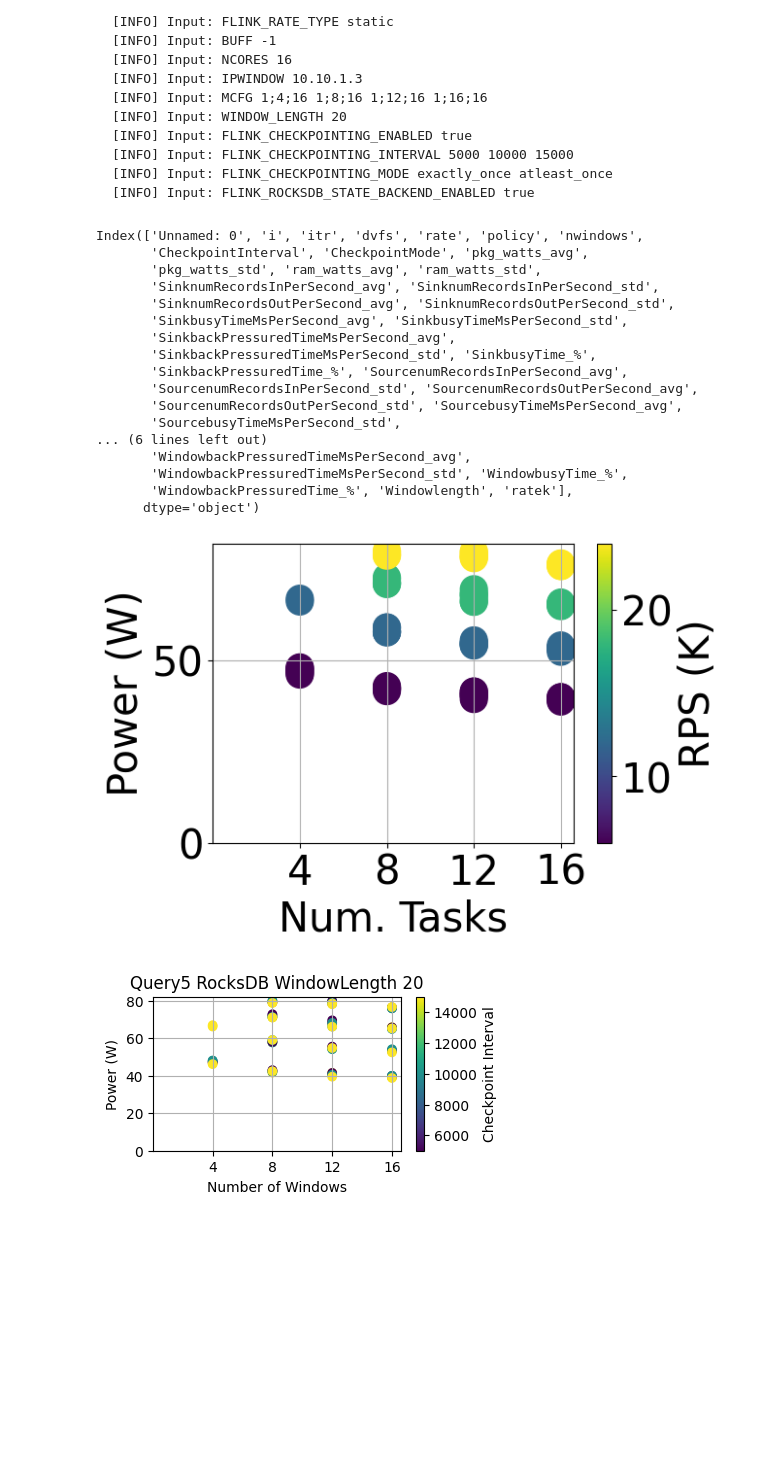
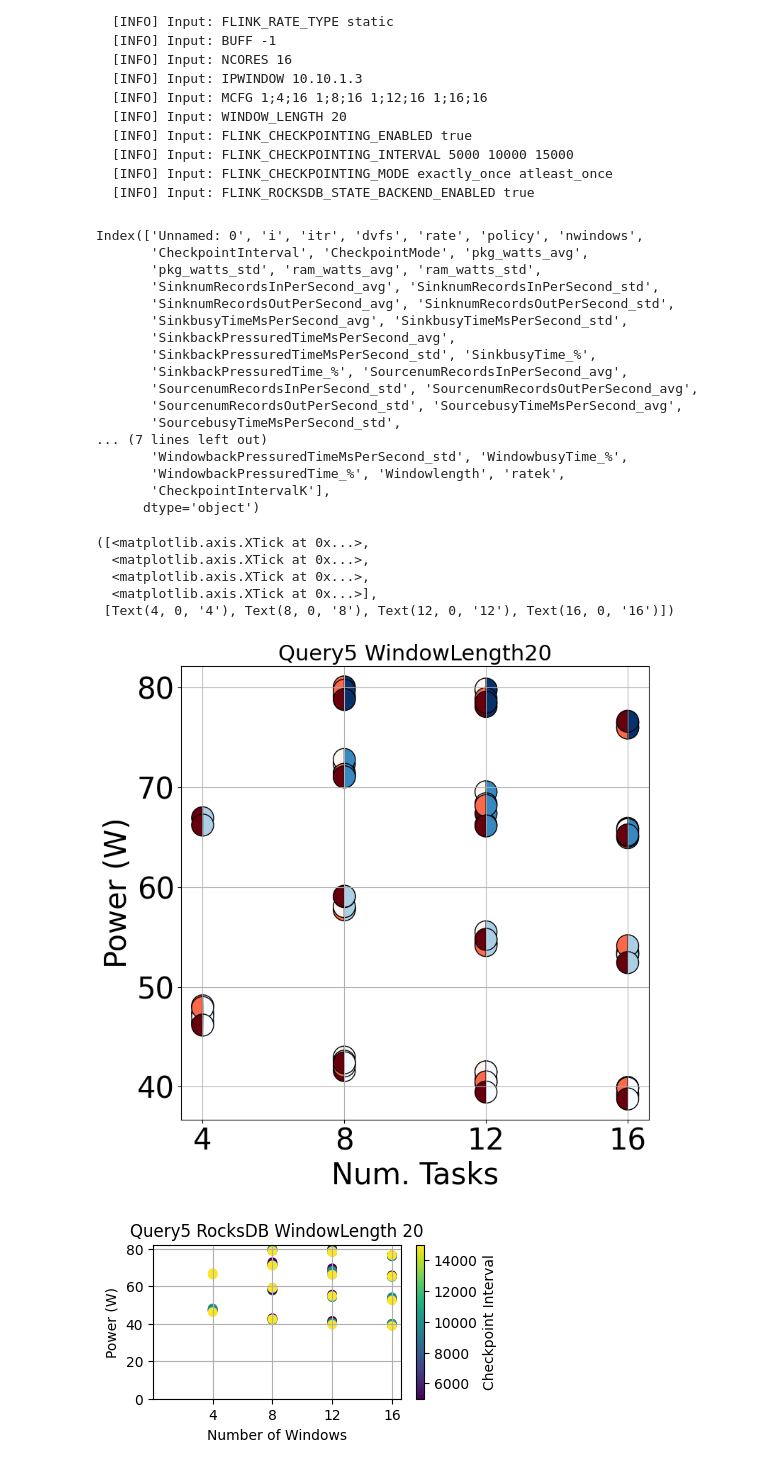
Before and after one commit to EEStrmCmptng/dataset, a Jupyter notebook: micro/query5/different_checkpoint/rocksdb/windowlength20/graph.ipynb, the cells around one changed output. Cells and saved outputs as stored; diff of their text form; code cells hidden in the pictures; blank space fills up the shorter version.

```diff
--- a/micro/query5/different_checkpoint/rocksdb/windowlength20/graph.ipynb
+++ b/micro/query5/different_checkpoint/rocksdb/windowlength20/graph.ipynb
@@ -2,10 +2,14 @@
 import pandas as pd
 import numpy as np
 import matplotlib.pylab as plt
+import matplotlib.patches as mpatches
+from matplotlib.markers import MarkerStyle
+from matplotlib.colors import Normalize
 
 d = pd.read_csv("combined.csv")
 d2 = d[(d['SourcenumRecordsOutPerSecond_avg'] >= (d['rate'] * 0.95))]
 d2['ratek'] = d2['rate']/1000
+d2['CheckpointIntervalK']= d2['CheckpointInterval']/1000.0
 # %% [output]
 A value is trying to be set on a copy of a slice from a DataFrame.
 Try using .loc[row_indexer,col_indexer] = value instead
@@ -46,29 +55,58 @@ Index(['Unnamed: 0', 'i', 'itr', 'dvfs', 'rate', 'policy', 'nwindows',
        'SourcenumRecordsInPerSecond_std', 'SourcenumRecordsOutPerSecond_avg',
        'SourcenumRecordsOutPerSecond_std', 'SourcebusyTimeMsPerSecond_avg',
        'SourcebusyTimeMsPerSecond_std',
-... (6 lines left out)
-       'WindowbackPressuredTimeMsPerSecond_avg',
+... (7 lines left out)
        'WindowbackPressuredTimeMsPerSecond_std', 'WindowbusyTime_%',
-       'WindowbackPressuredTime_%', 'Windowlength', 'ratek'],
+       'WindowbackPressuredTime_%', 'Windowlength', 'ratek',
+       'CheckpointIntervalK'],
       dtype='object')
 # %%
-plt.rcParams['figure.figsize'] = 6,4
+plt.rcParams['figure.figsize'] = 8,8
 plt.rc('axes', labelsize=30)    # fontsize of the x and y labels
 plt.rc('xtick', labelsize=30)    # fontsize of the tick labels
 plt.rc('ytick', labelsize=30)    # fontsize of the tick labels
 
-plt.scatter(d2['nwindows'], d2['pkg_watts_avg'], c=d2['ratek'], cmap='viridis', s=400)
-plt.colorbar(label='RPS (K)')
+fig, ax = plt.subplots()
+
+#plt.scatter(d2['nwindows'], d2['pkg_watts_avg'], c=d2['ratek'], cmap='viridis', s=400)
+scatter_c1 = ax.scatter(d2['nwindows'].tolist(),
+                        d2['pkg_watts_avg'].tolist(), s=500, c=d2.ratek, edgecolor="black",
+                        cmap='Blues', marker=MarkerStyle("o", fillstyle="right"))
+
+scatter_c2 = ax.scatter(d2['nwindows'].tolist(),
+                        d2['pkg_watts_avg'].tolist(), s=500, c=d2.CheckpointIntervalK, edgecolor="black",
+                        cmap='Reds', marker=MarkerStyle("o", fillstyle="left"))
+
+#cbar_c1 = plt.colorbar(scatter_c1, ax=ax, orientation='horizontal', label="RPS (K)")
+#cbar_c2 = plt.colorbar(scatter_c2, ax=ax, orientation='horizontal', label="CheckpointInterval (K)")
+
+ax.set_xlabel('Num. Tasks')
+ax.set_ylabel('Power (W)')
+#ax.set_xlim(left=left, right=right)
+#ax.set_ylim(bottom=35, top=110.0)
+
+ax.set_title(f"Query5 WindowLength20", size=22)
+#plt.legend(fontsize=30)
+plt.tight_layout()
+plt.grid()
 plt.xticks(d2.nwindows.unique())
-plt.xlabel('Num. Tasks')
-plt.ylabel('Power (W)')
+
+#plt.colorbar(label='RPS (K)')
+
+#plt.xlabel('Num. Tasks')
+#plt.ylabel('Power (W)')
 #plt.title('Query5 RocksDB WindowLength 20')
-plt.ylim(bottom=0)
-plt.xlim(left=0)
-plt.grid()
+#plt.ylim(bottom=0)
+#plt.xlim(left=0)
+
 #plt.savefig('q5wl20checkpoints.pdf', bbox_inches='tight')
 # %% [output]
+([<matplotlib.axis.XTick at 0x...>,
+  <matplotlib.axis.XTick at 0x...>,
+  <matplotlib.axis.XTick at 0x...>,
+  <matplotlib.axis.XTick at 0x...>],
+ [Text(4, 0, '4'), Text(8, 0, '8'), Text(12, 0, '12'), Text(16, 0, '16')])
-[figure, old version]
+[figure, new version]
 # %%
 plt.figure(figsize=(4,2))
 plt.scatter(d2['nwindows'], d2['pkg_watts_avg'], c=d2['CheckpointInterval'], cmap='viridis')
```
Also changed, not shown: parts of 3 cells of this notebook, 1 other file.
